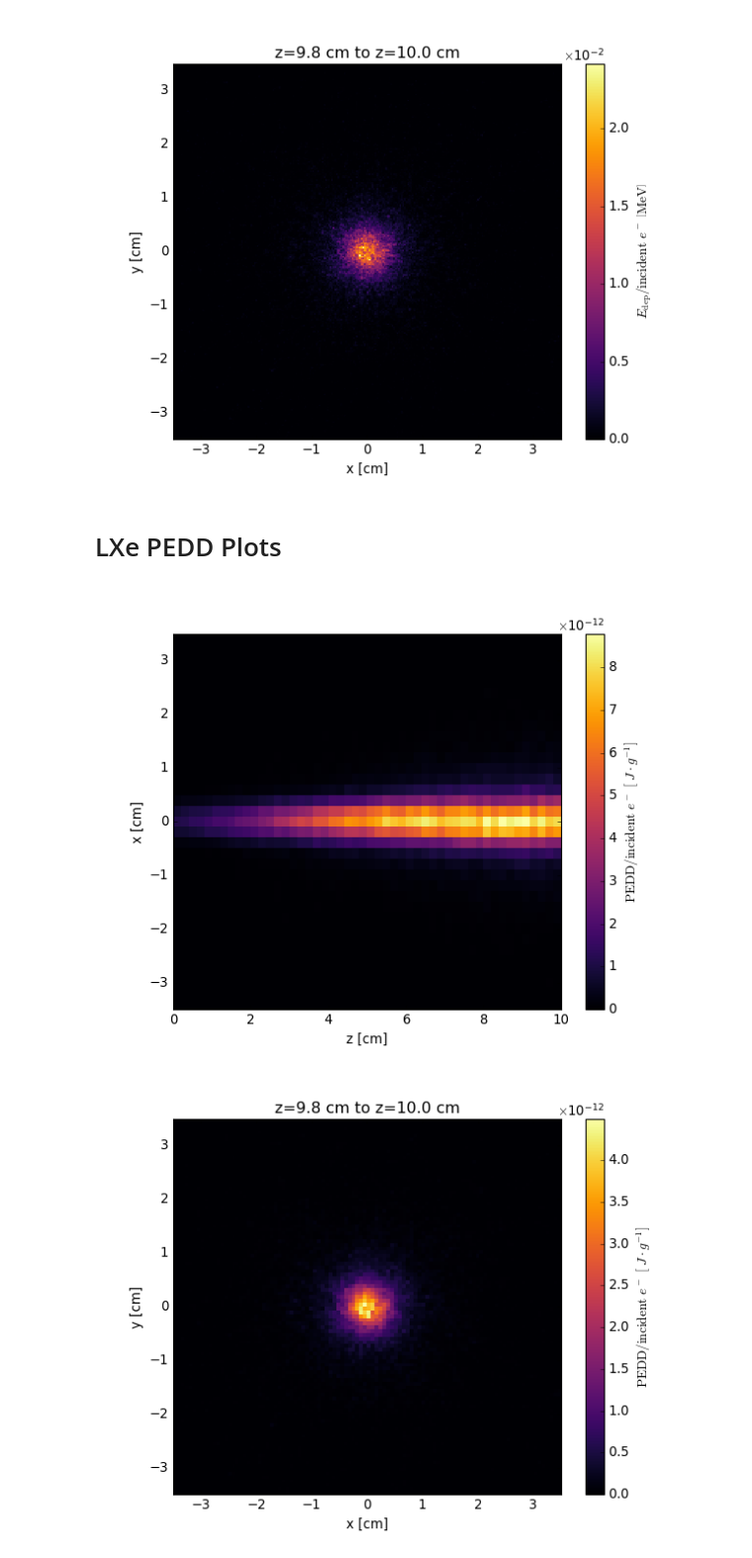
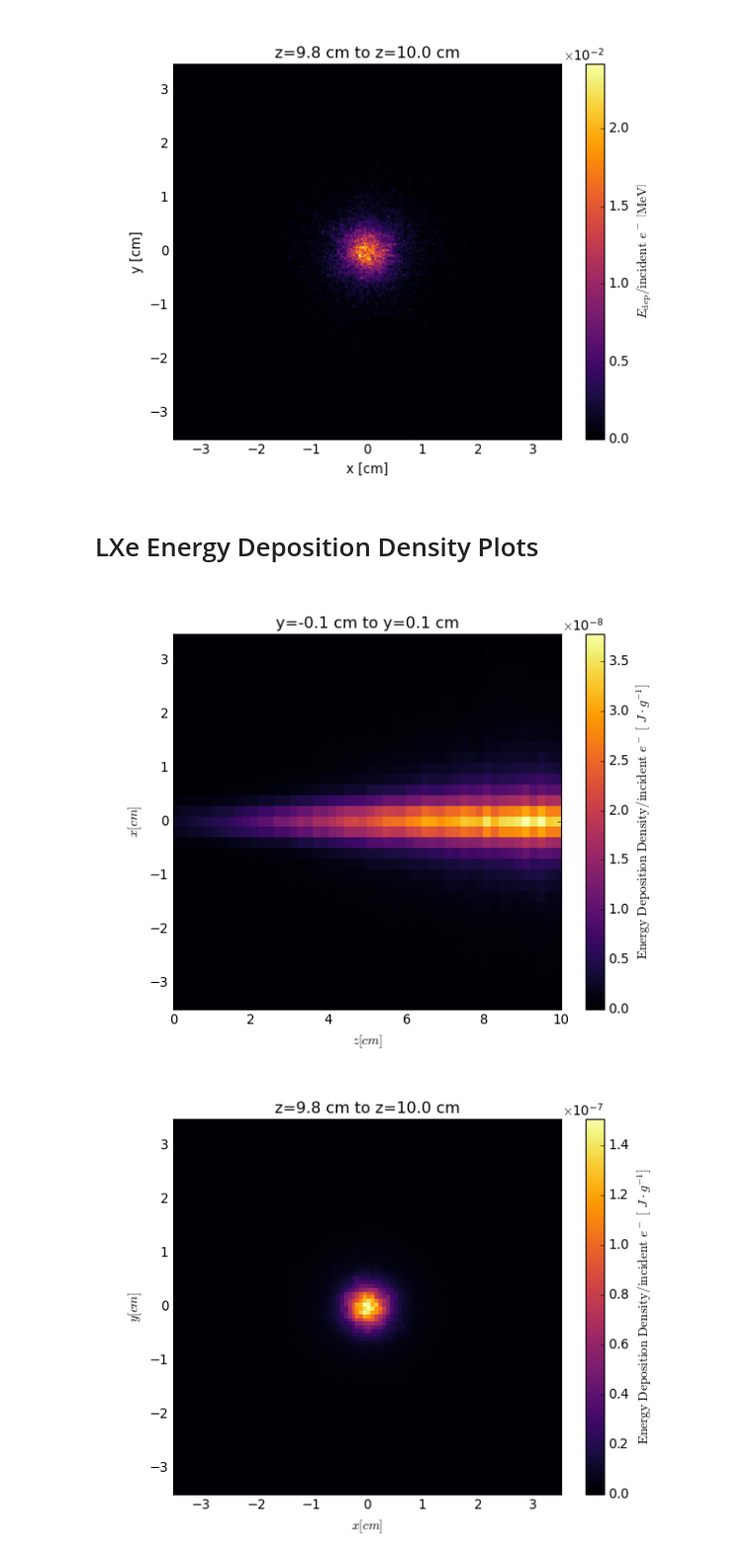
Before and after one commit to MaxVarverakis/G4Bl-LXeSims, a Jupyter notebook: analysis/zslice.ipynb, the cells around one changed output. Shown: that part at 99% size. Cells and saved outputs as stored; diff of their text form; code cells hidden in the pictures.

```diff
--- a/analysis/zslice.ipynb
+++ b/analysis/zslice.ipynb
@@ -198,37 +259,41 @@ plt.show()
 # %% [output]
 [figure]
 # %% [markdown]
-# LXe PEDD Plots
+# LXe Energy Deposition Density Plots
 # %%
 xz_bins=[50,35]
-xz_PEDD = calculate_PEDD(projection='y', bins=xz_bins)
+xz_EDD = calculate_EDD(projection='y', bins=xz_bins, mask=True)
 
 n = 100
 xy_bins=[n, n]
-xy_PEDD = calculate_PEDD(projection='z', bins=xy_bins)
+xy_EDD = calculate_EDD(projection='z', bins=xy_bins, mask=True)
 # %%
 plt.close()
 plt.figure()
-plt.hist2d(x=xz['z']/10, y=xz['x']/10, weights=xz_PEDD/n_events, bins=xz_bins, cmap='inferno')
-plt.xlabel('z [cm]')
-plt.ylabel('x [cm]')
-cb = plt.colorbar(label=r'$\mathrm{PEDD}/\mathrm{incident}\ e^-\ \left[\ J\cdot g^{-1}\right]$')
+plt.pcolormesh(xz_EDD[0], xz_EDD[1], xz_EDD[2], cmap='inferno')
+plt.xlabel(r'$z [cm]$')
+plt.ylabel(r'$x [cm]$')
+plt.title(f'y={(-eps/2)/10} cm to y={(eps/2)/10} cm')
+plt.xlim(0,info["LXeDim"][2])
+plt.ylim(-info["LXeDim"][0]/2,info["LXeDim"][0]/2)
+cb = plt.colorbar(label=r'$\mathrm{Energy\ Deposition\ Density}/\mathrm{incident}\ e^-\ \left[\ J\cdot g^{-1}\right]$')
 cb.formatter.set_useMathText(True)
 cb.formatter.set_powerlimits((0, 0))
-# plt.gca().set_aspect(aspect=info["LXeDim"][0]/info["LXeDim"][1])
 plt.show()
 
 plt.close()
 plt.figure()
-plt.hist2d(x=xy['x']/10, y=xy['y']/10, weights=xy_PEDD/n_events, bins=n, cmap='inferno')
-plt.xlabel('x [cm]')
-plt.ylabel('y [cm]')
+plt.pcolormesh(xy_EDD[0], xy_EDD[1], xy_EDD[2], cmap='inferno')
+plt.xlabel(r'$x [cm]$')
+plt.ylabel(r'$y [cm]$')
+plt.xlim(-info["LXeDim"][0]/2,info["LXeDim"][0]/2)
+plt.ylim(-info["LXeDim"][1]/2,info["LXeDim"][1]/2)
 plt.title(f'z={(z_pos-eps/2)/10} cm to z={(z_pos+eps/2)/10} cm')
-cb = plt.colorbar(label=r'$\mathrm{PEDD}/\mathrm{incident}\ e^-\ \left[\ J\cdot g^{-1}\right]$')
+cb = plt.colorbar(label=r'$\mathrm{Energy\ Deposition\ Density}/\mathrm{incident}\ e^-\ \left[\ J\cdot g^{-1}\right]$')
 cb.formatter.set_useMathText(True)
 cb.formatter.set_powerlimits((0, 0))
 plt.show()
 # %% [output]
-[figure, old version]
+[figure, new version]
-[figure, old version]
+[figure, new version]
 # %% [markdown]
```
Also changed, not shown: parts of 13 cells of this notebook, 2 other files.
